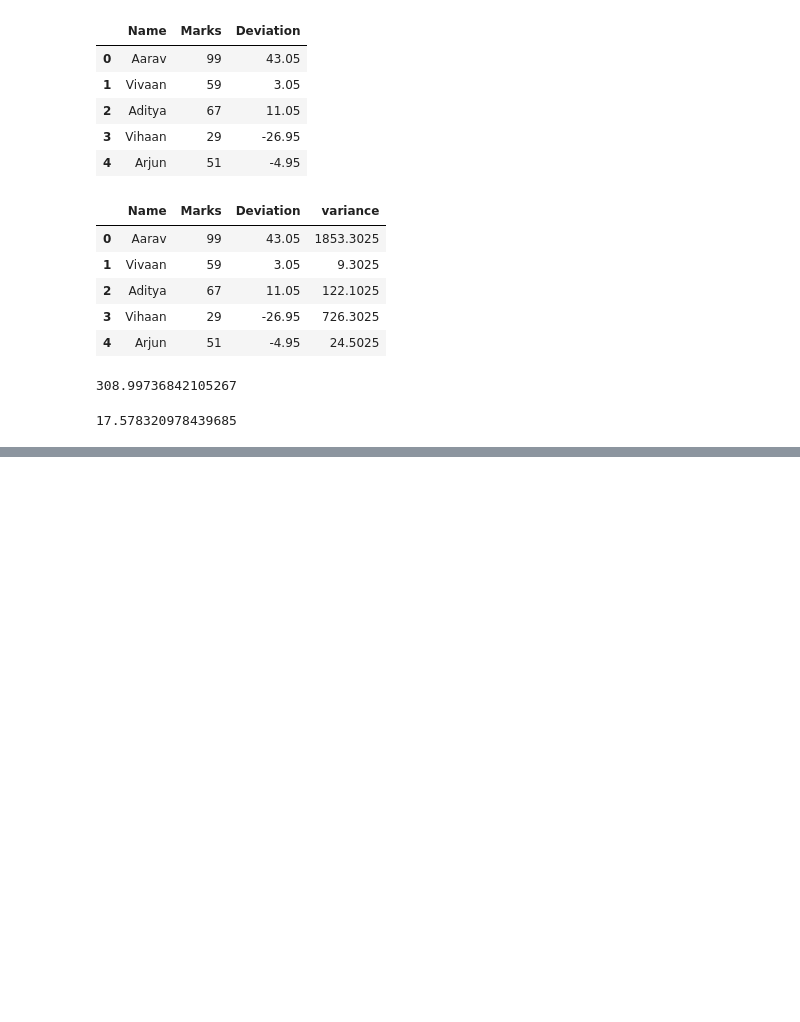
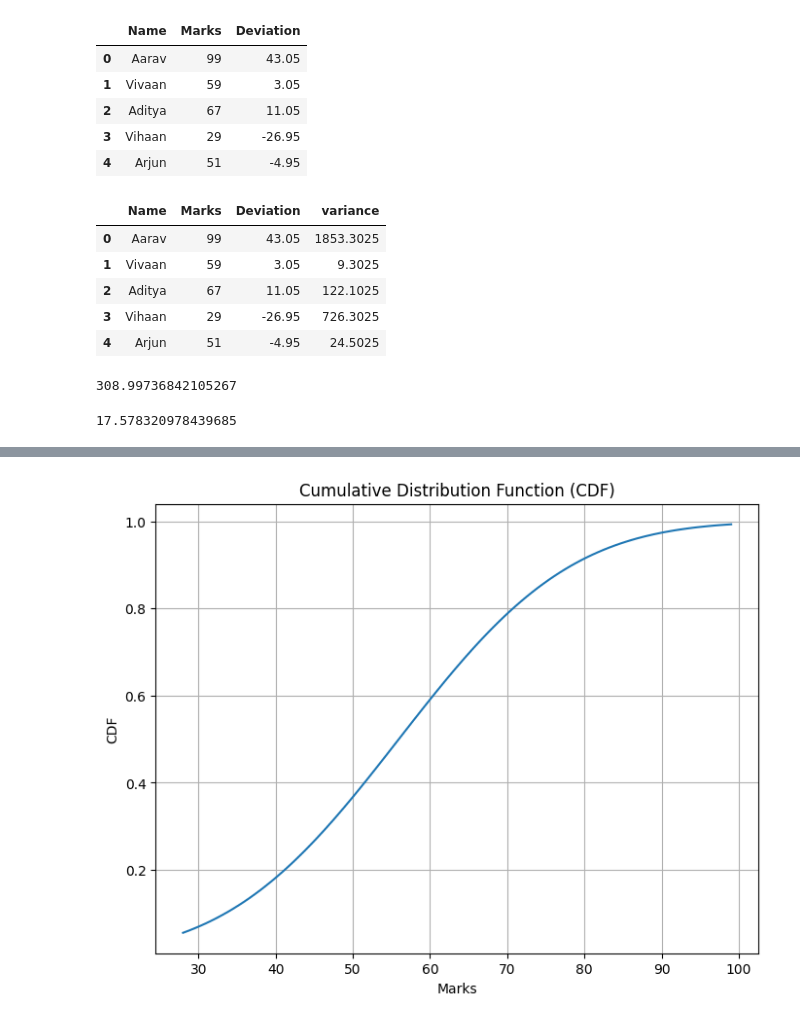
Before and after one commit to pritkudale/ML-for-Teachers, a Jupyter notebook: Statistics/Statistics.ipynb, the cells around one changed output, grey strips where cells are left out. Cells and saved outputs as stored; diff of their text form; code cells hidden in the pictures; blank space fills up the shorter version.

```diff
--- a/Statistics/Statistics.ipynb
+++ b/Statistics/Statistics.ipynb
@@ -245,0 +314,33 @@ print(sd)
+# %%
+# prompt: plot above cdf fuction
+
+import pandas as pd
+import numpy as np
+import seaborn as sns
+import matplotlib.pyplot as plt
+from scipy.stats import norm
+
+# ... (Your existing code)
+
+# Assuming 'df' and 'Marks' column are defined as in your provided code
+
+# Calculate the mean and standard deviation of 'Marks'
+mu = df['Marks'].mean()
+sigma = df['Marks'].std()
+
+# Generate x values for the CDF plot
+x = np.linspace(df['Marks'].min(), df['Marks'].max(), 100)  # Adjust range as needed
+
+# Calculate the cumulative distribution function (CDF) values
+cdf_values = norm.cdf(x, loc=mu, scale=sigma)
+
+# Create the CDF plot
+plt.figure(figsize=(8, 6))
+plt.plot(x, cdf_values)
+plt.title('Cumulative Distribution Function (CDF)')
+plt.xlabel('Marks')
+plt.ylabel('CDF')
+plt.grid(True)
+plt.show()
+# %% [output]
+[figure, added]
```
Also changed, not shown: parts of 18 cells of this notebook.
